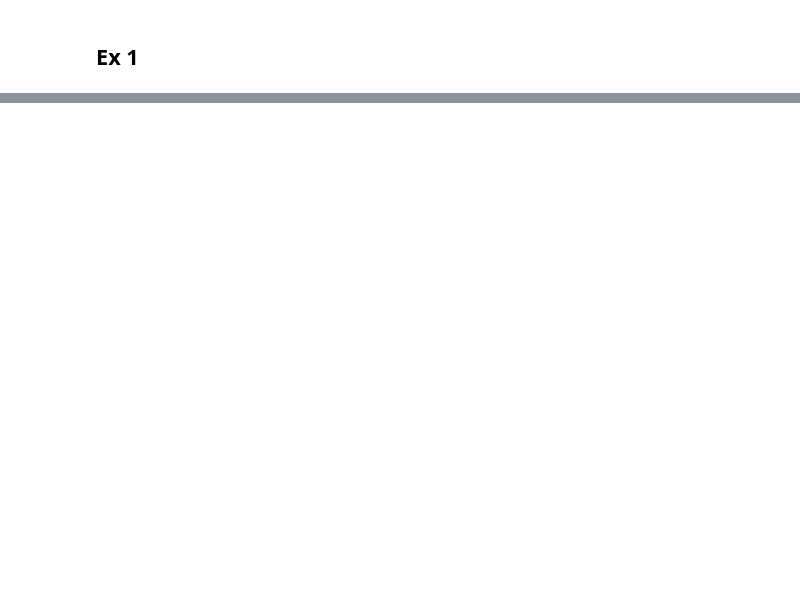
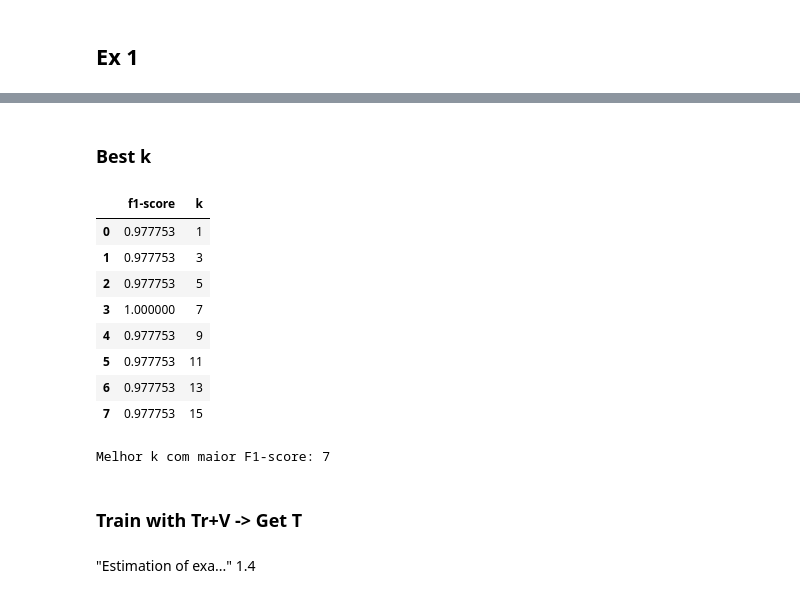
Before and after one commit to Xaneca/TCD_2025, a Jupyter notebook: B/mainClassifier.ipynb, the cells around one changed output, grey strips where cells are left out. Drawn from its saved outputs; the diff is of its cells as text; code cells hidden in the pictures; blank space fills up the shorter version.

```diff
--- a/B/mainClassifier.ipynb
+++ b/B/mainClassifier.ipynb
@@ -155,0 +639,47 @@ def print_metrics(y_true, y_predict, label, printing=True):
+# %% [markdown]
+### Best k
+# %%
+def best_k_tvt(X_train, y_train, X_val, y_val, min_range=1, max_range=15, step=2, printing = True):
+    f1_list = []
+
+    for k in range(min_range, max_range + 1, step):
+        tuple = classifier_kNN(X_train, y_train, X_val, y_val, k, f"KNN - best K : {k}", printing=False)
+        f1 = {'f1-score': tuple[0]['f1-score']}
+        f1['k'] = k
+        f1_list.append(f1)
+
+    return f1_list
+
+def best_parameter_values(X_train, y_train, X_val, y_val, best_features, min_range = 1, max_range = 15, step = 2):
+    X_train = X_train[:, best_features]
+    X_val = X_val[:, best_features]
+
+    f1_list = best_k_tvt(X_train, y_train, X_val, y_val)
+
+    df = pd.DataFrame(f1_list)
+    display(df)
+
+    # k com maior f1-score
+    best_idx = df['f1-score'].idxmax()
+    best_k = df.loc[best_idx, 'k']
+
+    print(f"Melhor k com maior F1-score: {best_k}")
+    return best_k
+
+best_k = best_parameter_values(X_train, y_train, X_val, y_val, best_features)
+# %% [output]
+|  | f1-score | k |
+| 0 | 0.977753 | 1 |
+| 1 | 0.977753 | 3 |
+| 2 | 0.977753 | 5 |
+| 3 | 1.000000 | 7 |
+| 4 | 0.977753 | 9 |
+| 5 | 0.977753 | 11 |
+| 6 | 0.977753 | 13 |
+| 7 | 0.977753 | 15 |
+Melhor k com maior F1-score: 7
+# %% [markdown]
+### Train with Tr+V -> Get T
+# %% [markdown]
+"Estimation of exa..."
+1.4
```
Also changed, not shown: parts of 19 cells of this notebook, 1 other file.
